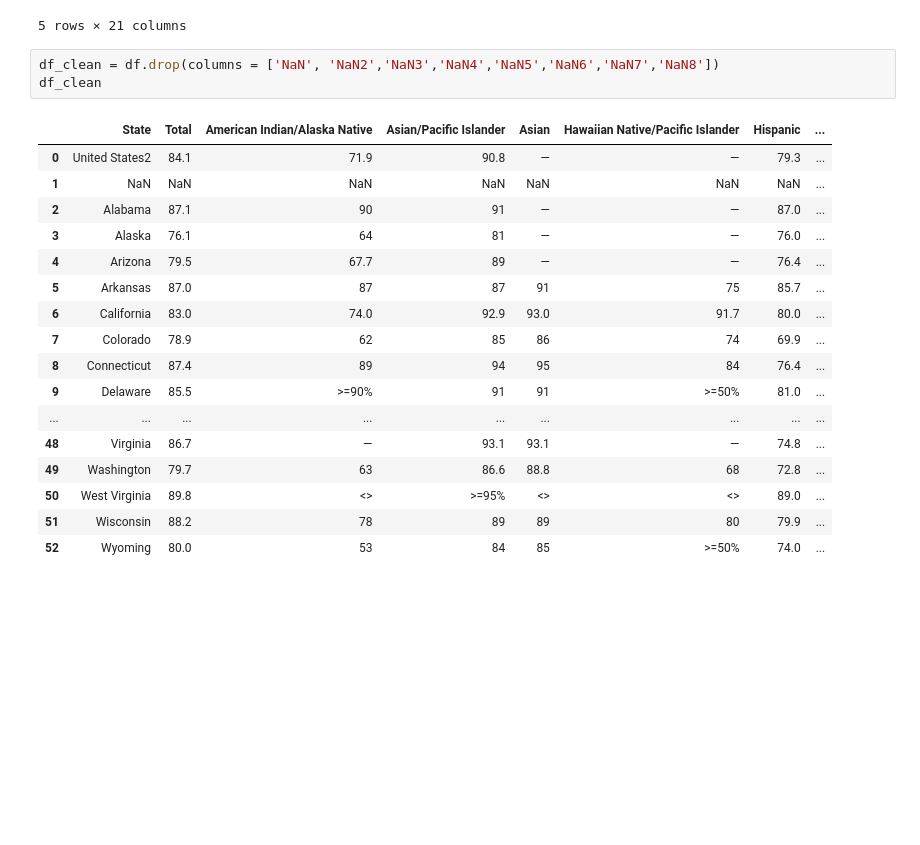
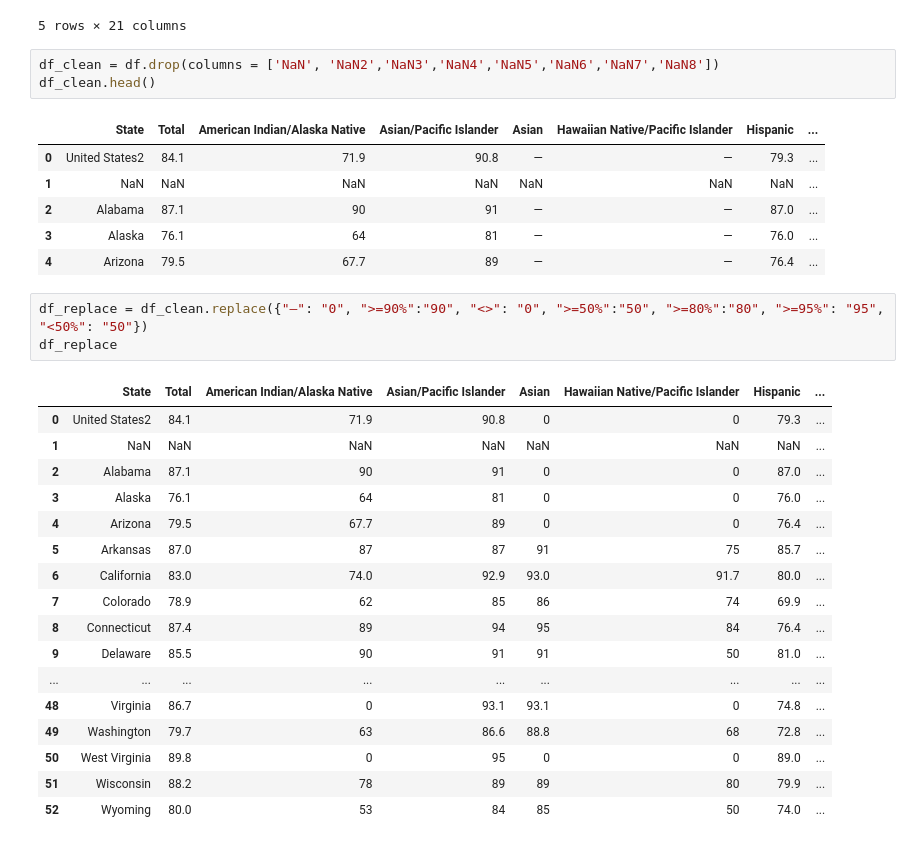
Before and after one commit to juliehong5932/ETL-Project, a Jupyter notebook: graduation_rate_by_race.ipynb, the cells around one changed output. Drawn from its saved outputs; the diff is of its cells as text; blank space fills up the shorter version.

```diff
--- a/graduation_rate_by_race.ipynb
+++ b/graduation_rate_by_race.ipynb
@@ -45,22 +45,32 @@ df.head()
 5 rows × 21 columns
 # %%
 df_clean = df.drop(columns = ['NaN', 'NaN2','NaN3','NaN4','NaN5','NaN6','NaN7','NaN8'])
-df_clean
+df_clean.head()
 # %% [output]
 |  | State | Total | American Indian/Alaska Native | Asian/Pacific Islander | Asian | Hawaiian Native/Pacific Islander | Hispanic | ... |
 | 0 | United States2 | 84.1 | 71.9 | 90.8 | — | — | 79.3 | ... |
 | 1 | NaN | NaN | NaN | NaN | NaN | NaN | NaN | ... |
 | 2 | Alabama | 87.1 | 90 | 91 | — | — | 87.0 | ... |
 | 3 | Alaska | 76.1 | 64 | 81 | — | — | 76.0 | ... |
 | 4 | Arizona | 79.5 | 67.7 | 89 | — | — | 76.4 | ... |
-| 5 | Arkansas | 87.0 | 87 | 87 | 91 | 75 | 85.7 | ... |
-| 6 | California | 83.0 | 74.0 | 92.9 | 93.0 | 91.7 | 80.0 | ... |
-| 7 | Colorado | 78.9 | 62 | 85 | 86 | 74 | 69.9 | ... |
-| 8 | Connecticut | 87.4 | 89 | 94 | 95 | 84 | 76.4 | ... |
-| 9 | Delaware | 85.5 | >=90% | 91 | 91 | >=50% | 81.0 | ... |
-| ... | ... | ... | ... | ... | ... | ... | ... | ... |
-| 48 | Virginia | 86.7 | — | 93.1 | 93.1 | — | 74.8 | ... |
-| 49 | Washington | 79.7 | 63 | 86.6 | 88.8 | 68 | 72.8 | ... |
-| 50 | West Virginia | 89.8 | <> | >=95% | <> | <> | 89.0 | ... |
-| 51 | Wisconsin | 88.2 | 78 | 89 | 89 | 80 | 79.9 | ... |
-| 52 | Wyoming | 80.0 | 53 | 84 | 85 | >=50% | 74.0 | ... |
+# %%
+df_replace = df_clean.replace({"—": "0", ">=90%":"90", "<>": "0", ">=50%":"50", ">=80%":"80", ">=95%": "95", "<50%": "50"})
+df_replace
+# %% [output]
+|  | State | Total | American Indian/Alaska Native | Asian/Pacific Islander | Asian | Hawaiian Native/Pacific Islander | Hispanic | ... |
+| 0 | United States2 | 84.1 | 71.9 | 90.8 | 0 | 0 | 79.3 | ... |
+| 1 | NaN | NaN | NaN | NaN | NaN | NaN | NaN | ... |
+| 2 | Alabama | 87.1 | 90 | 91 | 0 | 0 | 87.0 | ... |
+| 3 | Alaska | 76.1 | 64 | 81 | 0 | 0 | 76.0 | ... |
+| 4 | Arizona | 79.5 | 67.7 | 89 | 0 | 0 | 76.4 | ... |
+| 5 | Arkansas | 87.0 | 87 | 87 | 91 | 75 | 85.7 | ... |
+| 6 | California | 83.0 | 74.0 | 92.9 | 93.0 | 91.7 | 80.0 | ... |
+| 7 | Colorado | 78.9 | 62 | 85 | 86 | 74 | 69.9 | ... |
+| 8 | Connecticut | 87.4 | 89 | 94 | 95 | 84 | 76.4 | ... |
+| 9 | Delaware | 85.5 | 90 | 91 | 91 | 50 | 81.0 | ... |
+| ... | ... | ... | ... | ... | ... | ... | ... | ... |
+| 48 | Virginia | 86.7 | 0 | 93.1 | 93.1 | 0 | 74.8 | ... |
+| 49 | Washington | 79.7 | 63 | 86.6 | 88.8 | 68 | 72.8 | ... |
+| 50 | West Virginia | 89.8 | 0 | 95 | 0 | 0 | 89.0 | ... |
+| 51 | Wisconsin | 88.2 | 78 | 89 | 89 | 80 | 79.9 | ... |
+| 52 | Wyoming | 80.0 | 53 | 84 | 85 | 50 | 74.0 | ... |
```
Also changed, not shown: parts of 1 cell of this notebook.
